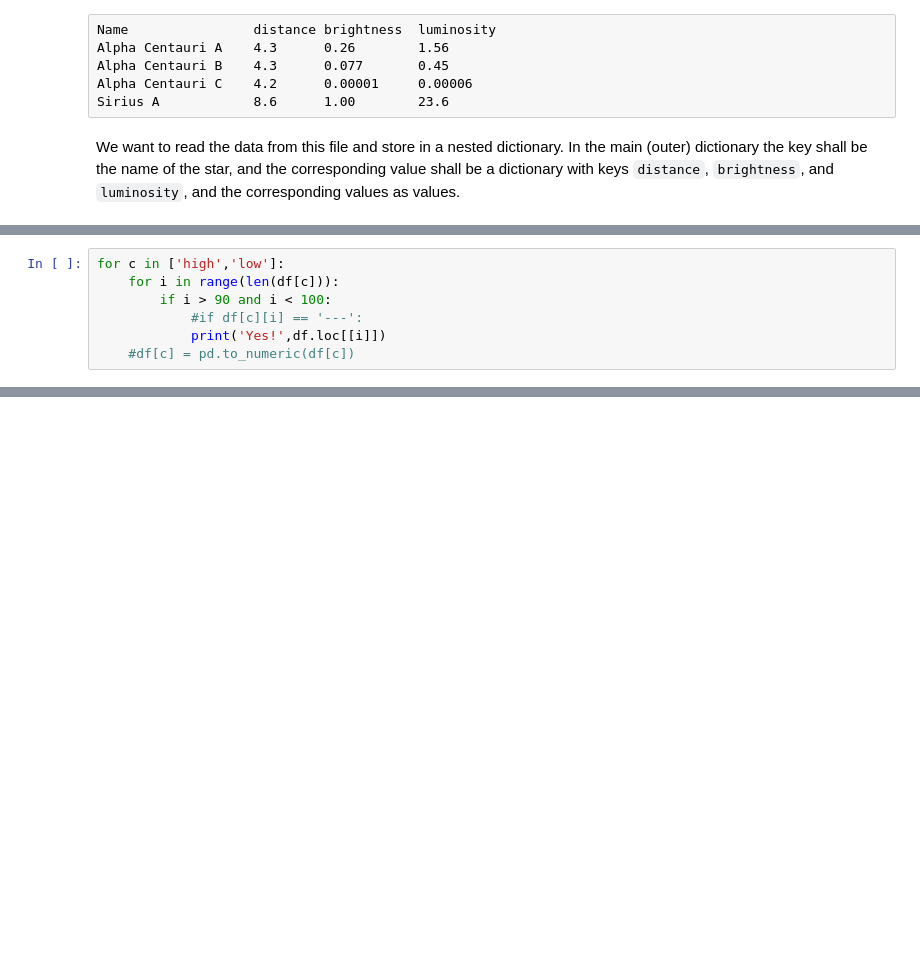
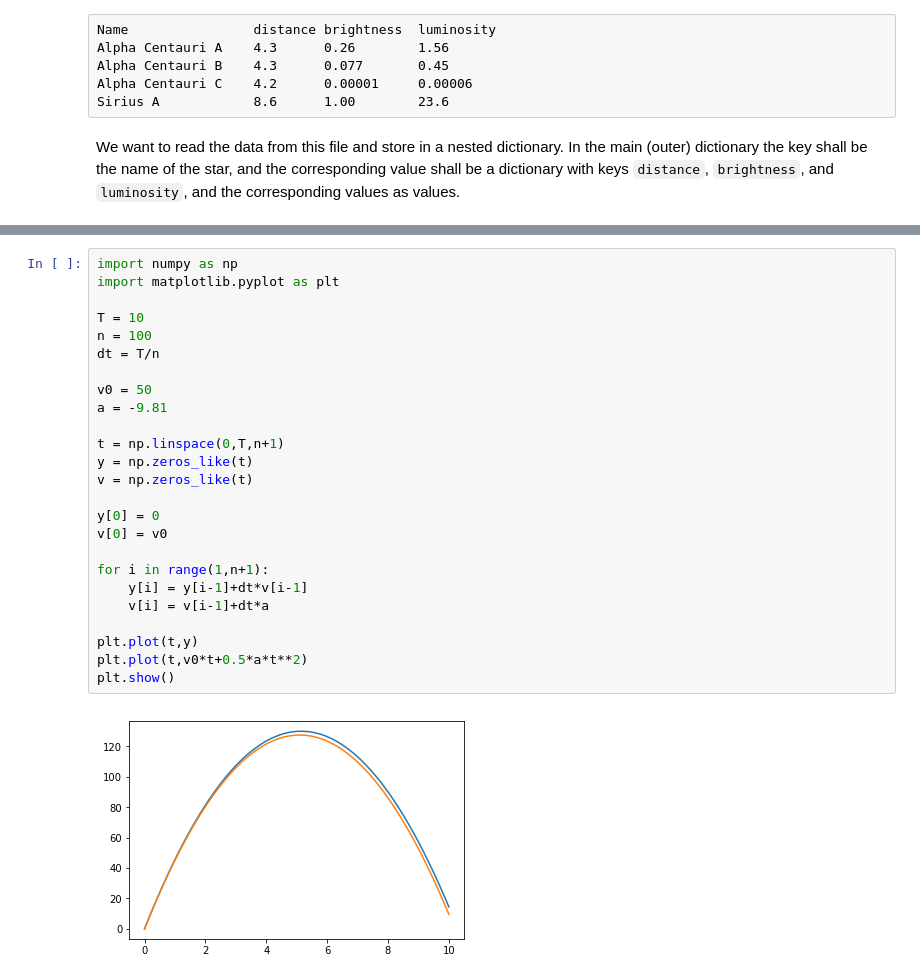
Before and after one commit to jvbrink/sintef, a Jupyter notebook: Intro_Day2.ipynb, the cells around one changed output, grey strips where cells are left out. Drawn from its saved outputs; the diff is of its cells as text; blank space fills up the shorter version.

```diff
--- a/Intro_Day2.ipynb
+++ b/Intro_Day2.ipynb
@@ -402,7 +279,0 @@ dtype: object
-# %%
-for c in ['high','low']:
-    for i in range(len(df[c])):
-        if i > 90 and i < 100:
-            #if df[c][i] == '---':
-            print('Yes!',df.loc[[i]])
-    #df[c] = pd.to_numeric(df[c])
@@ -457,0 +301,27 @@ df2
+# %%
+import numpy as np
+import matplotlib.pyplot as plt
+
+T = 10
+n = 100
+dt = T/n
+
+v0 = 50
+a = -9.81
+
+t = np.linspace(0,T,n+1)
+y = np.zeros_like(t)
+v = np.zeros_like(t)
+
+y[0] = 0
+v[0] = v0
+
+for i in range(1,n+1):
+    y[i] = y[i-1]+dt*v[i-1]
+    v[i] = v[i-1]+dt*a
+
+plt.plot(t,y)
+plt.plot(t,v0*t+0.5*a*t**2)
+plt.show()
+# %% [output]
+[figure, added]
```
Also changed, not shown: parts of 39 cells of this notebook.
